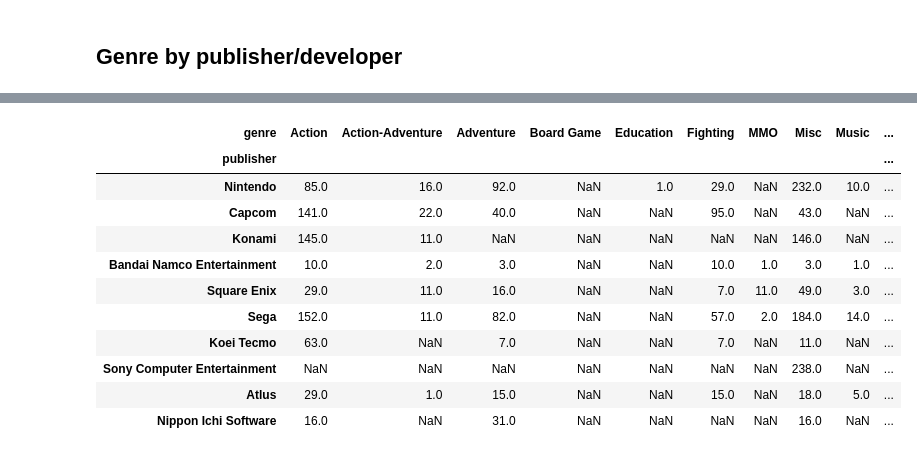
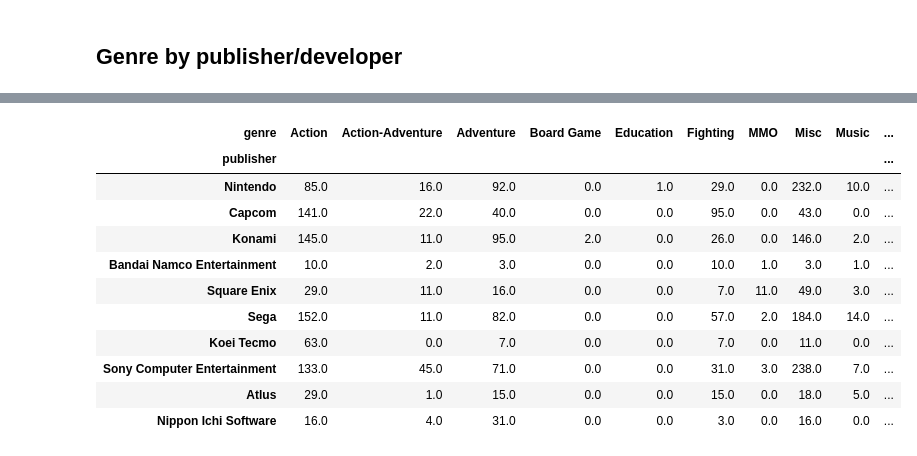
Before and after one commit to PawelG-WWA/Public_Projects, a Jupyter notebook: DataAnalysis/VideoGamesAnalysis/metacritic_analysis.ipynb, the cells around one changed output, grey strips where cells are left out. Cells and saved outputs as stored; diff of their text form; code cells hidden in the pictures.

```diff
--- a/DataAnalysis/VideoGamesAnalysis/metacritic_analysis.ipynb
+++ b/DataAnalysis/VideoGamesAnalysis/metacritic_analysis.ipynb
@@ -201,0 +223,3 @@ fig.show()
+# %%
+df_genres_per_publisher.fillna(0, inplace=True)
+df_genres_per_publisher
@@ -202,9 +241,9 @@ fig.show()
 # %%
-df_genres_per_publisher = df_unique_games.groupby(['publisher', 'genre']).size().unstack()
-df_genres_per_publisher = df_genres_per_publisher[(df_genres_per_publisher.sum(axis=1) > 20)]
+
+df_genres_per_publisher = df_genres_per_publisher[(df_genres_per_publisher.sum(axis=1) > 20)].copy()
 
 # Sum Konami
-df_genres_per_publisher.loc['Konami'] = df_genres_per_publisher.loc['Konami'] + df_genres_per_publisher.loc['Konami Digital Entertainment']
+df_genres_per_publisher.loc['Konami'] = df_genres_per_publisher.loc['Konami'].fillna(0) + df_genres_per_publisher.loc['Konami Digital Entertainment'].fillna(0)
 df_genres_per_publisher.drop('Konami Digital Entertainment', inplace=True)
 
 # Sum Namco
@@ -220,40 +259,40 @@ df_genres_per_publisher.loc['Koei Tecmo'] = df_genres_per_publisher.loc['Koei Te
 df_genres_per_publisher.drop('Tecmo Koei', inplace=True)
 
 # Sum Sony
 df_genres_per_publisher.loc['Sony Computer Entertainment'] = df_genres_per_publisher.loc['Sony Computer Entertainment'] + \
                                                             df_genres_per_publisher.loc['Sony Computer Entertainment America'] + \
                                                             df_genres_per_publisher.loc['Sony Imagesoft'] + \
                                                             df_genres_per_publisher.loc['Sony Interactive Entertainment'] + \
                                                             df_genres_per_publisher.loc['Sony Online Entertainment']
 df_genres_per_publisher.drop(['Sony Computer Entertainment America', 'Sony Imagesoft', 'Sony Interactive Entertainment', 'Sony Online Entertainment'], inplace=True)
 
 # Sum Nippon Ichi Software
 df_genres_per_publisher.loc['Nippon Ichi Software'] = df_genres_per_publisher.loc['Nippon Ichi Software'] + df_genres_per_publisher.loc['NIS America']
 df_genres_per_publisher.drop('NIS America', inplace=True)
 
 df_genres_japanese = df_genres_per_publisher.loc[['Nintendo',
                              'Capcom',
                              'Konami',
                              'Bandai Namco Entertainment',
                              'Square Enix',
                              'Sega',
                              'Koei Tecmo',
                              'Sony Computer Entertainment',
                              'Atlus',
                              'Nippon Ichi Software',
                              ]]
 
 df_genres_japanese
 # %% [output]
 | genre | Action | Action-Adventure | Adventure | Board Game | Education | Fighting | MMO | Misc | Music | ... |
 | publisher |  |  |  |  |  |  |  |  |  | ... |
-| Nintendo | 85.0 | 16.0 | 92.0 | NaN | 1.0 | 29.0 | NaN | 232.0 | 10.0 | ... |
-| Capcom | 141.0 | 22.0 | 40.0 | NaN | NaN | 95.0 | NaN | 43.0 | NaN | ... |
-| Konami | 145.0 | 11.0 | NaN | NaN | NaN | NaN | NaN | 146.0 | NaN | ... |
-| Bandai Namco Entertainment | 10.0 | 2.0 | 3.0 | NaN | NaN | 10.0 | 1.0 | 3.0 | 1.0 | ... |
-| Square Enix | 29.0 | 11.0 | 16.0 | NaN | NaN | 7.0 | 11.0 | 49.0 | 3.0 | ... |
-| Sega | 152.0 | 11.0 | 82.0 | NaN | NaN | 57.0 | 2.0 | 184.0 | 14.0 | ... |
-| Koei Tecmo | 63.0 | NaN | 7.0 | NaN | NaN | 7.0 | NaN | 11.0 | NaN | ... |
-| Sony Computer Entertainment | NaN | NaN | NaN | NaN | NaN | NaN | NaN | 238.0 | NaN | ... |
-| Atlus | 29.0 | 1.0 | 15.0 | NaN | NaN | 15.0 | NaN | 18.0 | 5.0 | ... |
-| Nippon Ichi Software | 16.0 | NaN | 31.0 | NaN | NaN | NaN | NaN | 16.0 | NaN | ... |
+| Nintendo | 85.0 | 16.0 | 92.0 | 0.0 | 1.0 | 29.0 | 0.0 | 232.0 | 10.0 | ... |
+| Capcom | 141.0 | 22.0 | 40.0 | 0.0 | 0.0 | 95.0 | 0.0 | 43.0 | 0.0 | ... |
+| Konami | 145.0 | 11.0 | 95.0 | 2.0 | 0.0 | 26.0 | 0.0 | 146.0 | 2.0 | ... |
+| Bandai Namco Entertainment | 10.0 | 2.0 | 3.0 | 0.0 | 0.0 | 10.0 | 1.0 | 3.0 | 1.0 | ... |
+| Square Enix | 29.0 | 11.0 | 16.0 | 0.0 | 0.0 | 7.0 | 11.0 | 49.0 | 3.0 | ... |
+| Sega | 152.0 | 11.0 | 82.0 | 0.0 | 0.0 | 57.0 | 2.0 | 184.0 | 14.0 | ... |
+| Koei Tecmo | 63.0 | 0.0 | 7.0 | 0.0 | 0.0 | 7.0 | 0.0 | 11.0 | 0.0 | ... |
+| Sony Computer Entertainment | 133.0 | 45.0 | 71.0 | 0.0 | 0.0 | 31.0 | 3.0 | 238.0 | 7.0 | ... |
+| Atlus | 29.0 | 1.0 | 15.0 | 0.0 | 0.0 | 15.0 | 0.0 | 18.0 | 5.0 | ... |
+| Nippon Ichi Software | 16.0 | 4.0 | 31.0 | 0.0 | 0.0 | 3.0 | 0.0 | 16.0 | 0.0 | ... |
```
Also changed, not shown: parts of 11 cells of this notebook.
